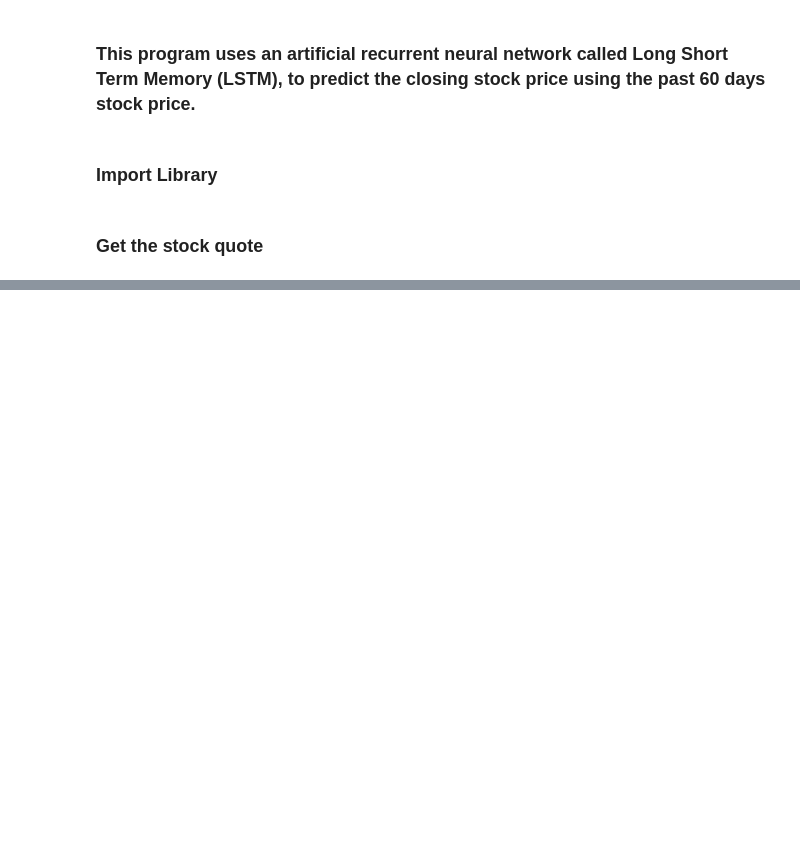
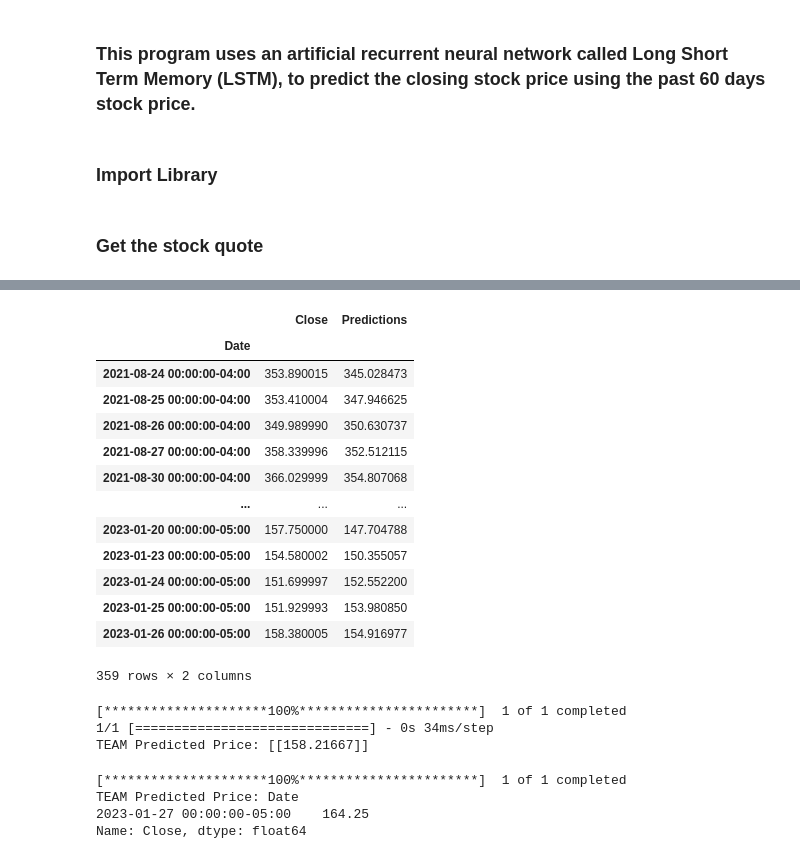
Before and after one commit to bimonestle/Stock-Prediction-LSTM, a Jupyter notebook: stock_price_LSTM_model.ipynb, the cells around one changed output, grey strips where cells are left out. Cells and saved outputs as stored; diff of their text form; code cells hidden in the pictures; blank space fills up the shorter version.

Commit message:
Testing Price prediction on various stocks

```diff
--- a/stock_price_LSTM_model.ipynb
+++ b/stock_price_LSTM_model.ipynb
@@ -282,0 +273,69 @@ See the caveats in the documentation: https://pandas.pydata.org/pandas-docs/stab
+# %%
+# Show the valid and predicted prices
+valid
+# %% [output]
+|  | Close | Predictions |
+| Date |  |  |
+| 2021-08-24 00:00:00-04:00 | 353.890015 | 345.028473 |
+| 2021-08-25 00:00:00-04:00 | 353.410004 | 347.946625 |
+| 2021-08-26 00:00:00-04:00 | 349.989990 | 350.630737 |
+| 2021-08-27 00:00:00-04:00 | 358.339996 | 352.512115 |
+| 2021-08-30 00:00:00-04:00 | 366.029999 | 354.807068 |
+| ... | ... | ... |
+| 2023-01-20 00:00:00-05:00 | 157.750000 | 147.704788 |
+| 2023-01-23 00:00:00-05:00 | 154.580002 | 150.355057 |
+| 2023-01-24 00:00:00-05:00 | 151.699997 | 152.552200 |
+| 2023-01-25 00:00:00-05:00 | 151.929993 | 153.980850 |
+| 2023-01-26 00:00:00-05:00 | 158.380005 | 154.916977 |
+359 rows × 2 columns
+# %%
+# Get the quote
+startDate = datetime.datetime(2012,1,1)
+endDate = datetime.datetime(2023,1,28)
+stock_quote = yahoo_finance.download(['TEAM'], start=startDate, end=endDate)
+
+# Create a new dataframe
+new_df = stock_quote.filter(['Close'])
+
+# Get the last 60 days closing price values and convert the dataframe to an array
+last_60Days = new_df[-60:].values
+
+# Scale the data to be values between 0 and 1
+last_60Days_scaled = scaler.transform(last_60Days)
+
+# Create an empty list
+X_Test = []
+
+# Append the past 60 days
+X_Test.append(last_60Days_scaled)
+
+# Convert the X_Test data set to a numpy array
+X_Test = numpy.array(X_Test)
+
+# Reshape the data
+X_Test = numpy.reshape(X_Test, (X_Test.shape[0], X_Test.shape[1], 1))
+
+# Get the predicted scaled price
+pred_price = model.predict(X_Test)
+
+# Undo the scaling
+pred_price = scaler.inverse_transform(pred_price)
+
+
+print("TEAM Predicted Price:", pred_price)
+# %% [output]
+[*********************100%***********************]  1 of 1 completed
+1/1 [==============================] - 0s 34ms/step
+TEAM Predicted Price: [[158.21667]]
+# %%
+# Get the quote
+startDate = datetime.datetime(2023,1,28)
+endDate = datetime.datetime(2023,1,28)
+stock_quote2 = yahoo_finance.download(['TEAM'], start=startDate, end=endDate)
+
+print("TEAM Predicted Price:", stock_quote2['Close'])
+# %% [output]
+[*********************100%***********************]  1 of 1 completed
+TEAM Predicted Price: Date
+2023-01-27 00:00:00-05:00    164.25
+Name: Close, dtype: float64
```
Also changed, not shown: parts of 14 cells of this notebook.
